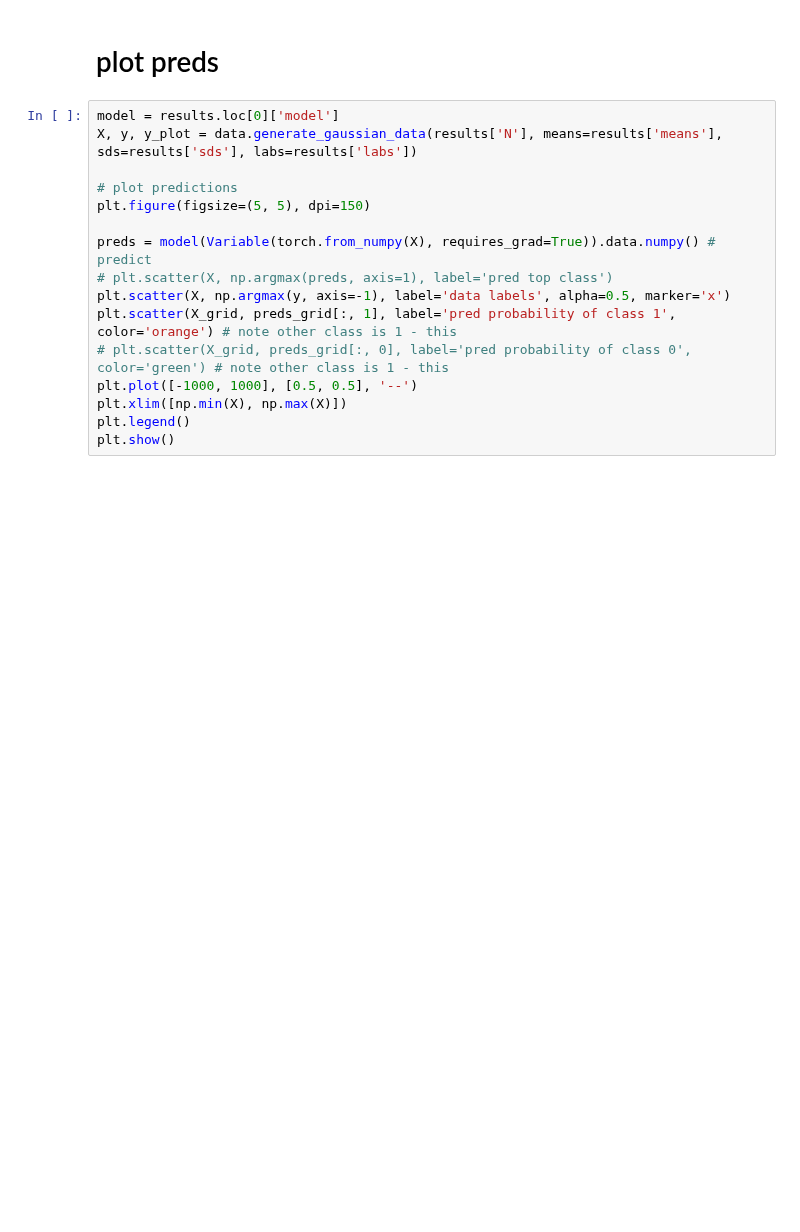
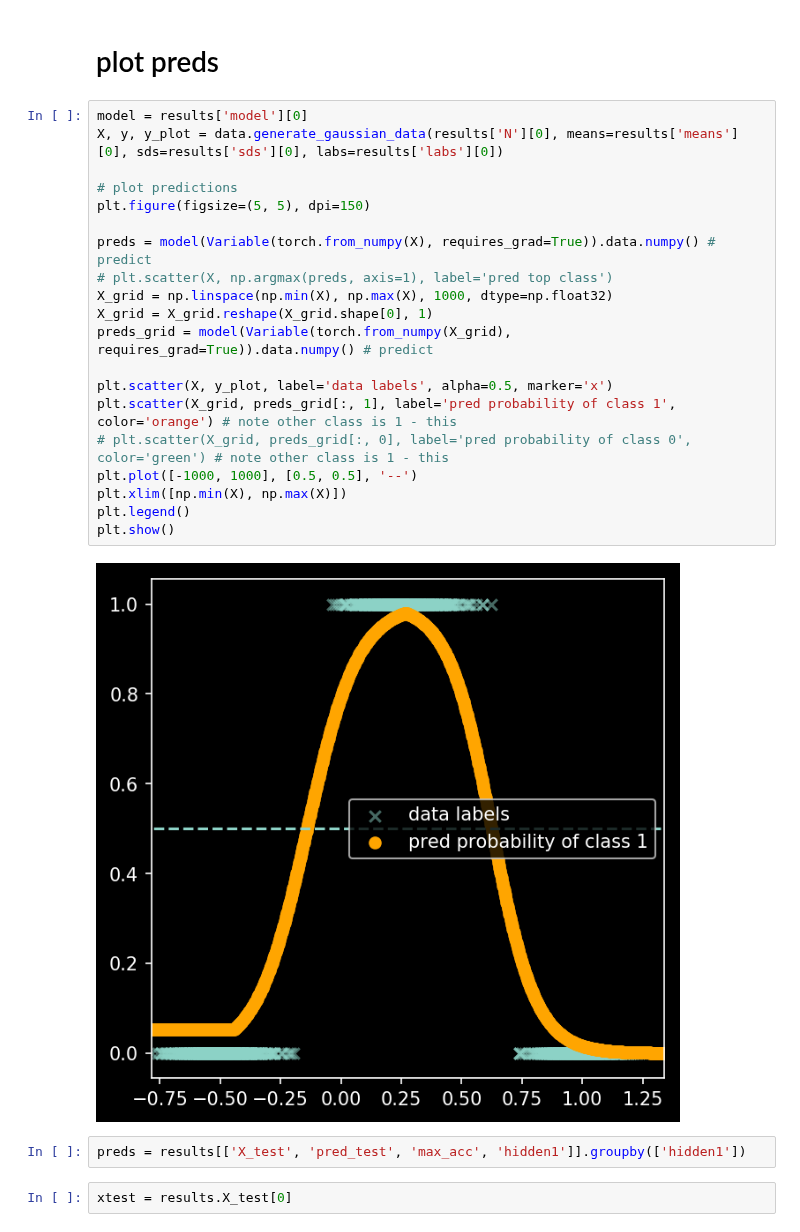
Before and after one commit to csinva/dnn-experiments, a Jupyter notebook: eda/analyze_sweeps.ipynb, the cells around one changed output. Cells and saved outputs as stored; diff of their text form; blank space fills up the shorter version.

```diff
--- a/eda/analyze_sweeps.ipynb
+++ b/eda/analyze_sweeps.ipynb
@@ -77,18 +95,28 @@ plt.show()
 # %% [markdown]
 # plot preds
 # %%
-model = results.loc[0]['model']
-X, y, y_plot = data.generate_gaussian_data(results['N'], means=results['means'], sds=results['sds'], labs=results['labs'])
+model = results['model'][0]
+X, y, y_plot = data.generate_gaussian_data(results['N'][0], means=results['means'][0], sds=results['sds'][0], labs=results['labs'][0])
 
 # plot predictions
 plt.figure(figsize=(5, 5), dpi=150)
 
 preds = model(Variable(torch.from_numpy(X), requires_grad=True)).data.numpy() # predict
 # plt.scatter(X, np.argmax(preds, axis=1), label='pred top class')
-plt.scatter(X, np.argmax(y, axis=-1), label='data labels', alpha=0.5, marker='x')
+X_grid = np.linspace(np.min(X), np.max(X), 1000, dtype=np.float32)
+X_grid = X_grid.reshape(X_grid.shape[0], 1)
+preds_grid = model(Variable(torch.from_numpy(X_grid), requires_grad=True)).data.numpy() # predict
+
+plt.scatter(X, y_plot, label='data labels', alpha=0.5, marker='x')
 plt.scatter(X_grid, preds_grid[:, 1], label='pred probability of class 1', color='orange') # note other class is 1 - this
 # plt.scatter(X_grid, preds_grid[:, 0], label='pred probability of class 0', color='green') # note other class is 1 - this
 plt.plot([-1000, 1000], [0.5, 0.5], '--')
 plt.xlim([np.min(X), np.max(X)])
 plt.legend()
 plt.show()
+# %% [output]
+[figure, added]
+# %%
+preds = results[['X_test', 'pred_test', 'max_acc', 'hidden1']].groupby(['hidden1'])
+# %%
+xtest = results.X_test[0]
```
Also changed, not shown: parts of 8 cells of this notebook, 1 other file.
